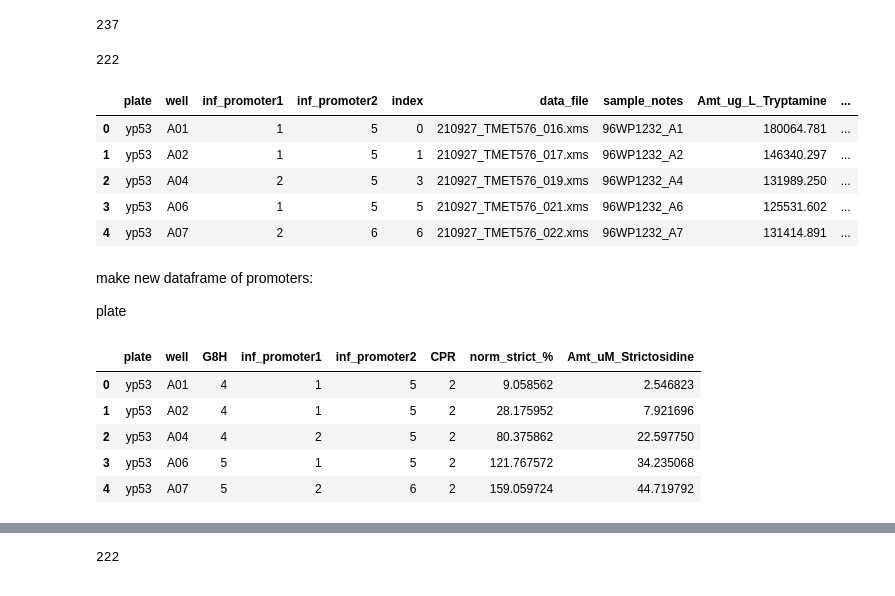
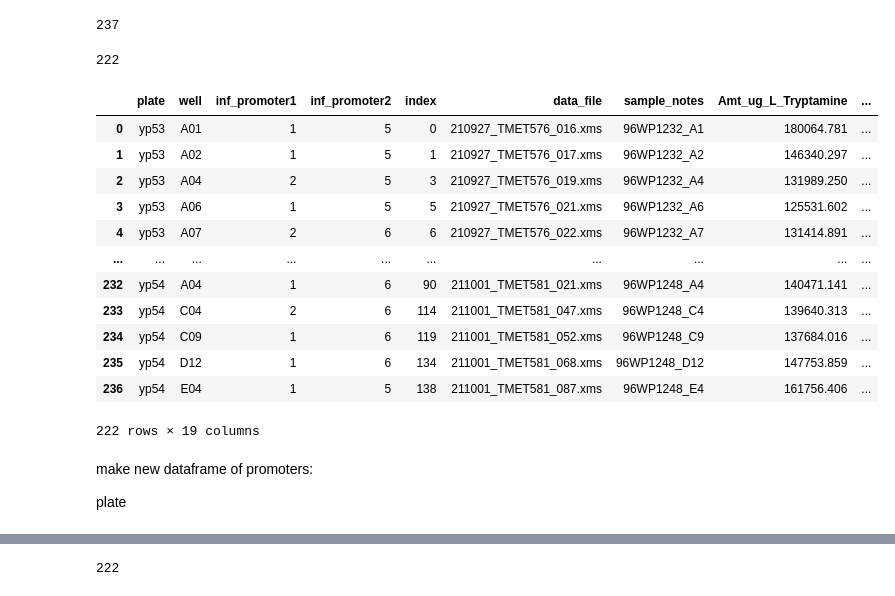
Before and after one commit to hiyama341/teemi, a Jupyter notebook: colab_notebooks/10_2_TEST_Library_Characterization.ipynb, the cells around one changed output, grey strips where cells are left out. Drawn from its saved outputs; the diff is of its cells as text; code cells hidden in the pictures.

```diff
--- a/colab_notebooks/10_2_TEST_Library_Characterization.ipynb
+++ b/colab_notebooks/10_2_TEST_Library_Characterization.ipynb
@@ -925,35 +905,43 @@ promoter_genotype_relationship = promoter_genotype_relationship.loc[promoter_gen
 g8h_list_of_index = ["CacuG8H", "OpumG8H","CroG8H","VminG8H","SmusG8H","RsepG8H","OeuG8H","CcalG8H"]
 cpr_list_of_index = ["CroCPR", "AanCPR","AraCPR","CloCPR","RseCPR","AhuCPR","AniCPR","CacCPR","OeuCPR","CpoCPR"]
 
 
 g8h_genotype = []
 cpr_genotype = []
 
 # adding index of genotypes to individual rows
 for index, row in promoter_genotype_relationship.iterrows():
     g8h_geno = str(row['genotype'].split(" ")[0])
     cpr_geno = str(row['genotype'].split(" ")[1])
 
     g8h_pos = g8h_list_of_index.index(str(row['genotype'].split(" ")[0]))+1
     cpr_pos = cpr_list_of_index.index(str(row['genotype'].split(" ")[1]))+1
 
 
     g8h_genotype.append(g8h_pos)
     cpr_genotype.append(cpr_pos)
 
 promoter_genotype_relationship['G8H'] = g8h_genotype
 promoter_genotype_relationship['CPR'] = cpr_genotype
-
 print(len(promoter_genotype_relationship))
-promoter_genotype_relationship.head()
+# Save a copy
+promoter_genotype_relationship_copy = promoter_genotype_relationship.copy()
+promoter_genotype_relationship
 # %% [output]
 222
 |  | plate | well | inf_promoter1 | inf_promoter2 | index | data_file | sample_notes | Amt_ug_L_Tryptamine | ... |
 | 0 | yp53 | A01 | 1 | 5 | 0 | 210927_TMET576_016.xms | 96WP1232_A1 | 180064.781 | ... |
 | 1 | yp53 | A02 | 1 | 5 | 1 | 210927_TMET576_017.xms | 96WP1232_A2 | 146340.297 | ... |
 | 2 | yp53 | A04 | 2 | 5 | 3 | 210927_TMET576_019.xms | 96WP1232_A4 | 131989.250 | ... |
 | 3 | yp53 | A06 | 1 | 5 | 5 | 210927_TMET576_021.xms | 96WP1232_A6 | 125531.602 | ... |
 | 4 | yp53 | A07 | 2 | 6 | 6 | 210927_TMET576_022.xms | 96WP1232_A7 | 131414.891 | ... |
+| ... | ... | ... | ... | ... | ... | ... | ... | ... | ... |
+| 232 | yp54 | A04 | 1 | 6 | 90 | 211001_TMET581_021.xms | 96WP1248_A4 | 140471.141 | ... |
+| 233 | yp54 | C04 | 2 | 6 | 114 | 211001_TMET581_047.xms | 96WP1248_C4 | 139640.313 | ... |
+| 234 | yp54 | C09 | 1 | 6 | 119 | 211001_TMET581_052.xms | 96WP1248_C9 | 137684.016 | ... |
+| 235 | yp54 | D12 | 1 | 6 | 134 | 211001_TMET581_068.xms | 96WP1248_D12 | 147753.859 | ... |
+| 236 | yp54 | E04 | 1 | 5 | 138 | 211001_TMET581_087.xms | 96WP1248_E4 | 161756.406 | ... |
+222 rows × 19 columns
 # %% [markdown]
 make new dataframe of promoters:
 
@@ -961,13 +949,6 @@ make new dataframe of promoters:
 plate
 # %%
 promoter_genotype_relationship = promoter_genotype_relationship[['plate', 'well', 'G8H','inf_promoter1', 'inf_promoter2', 'CPR','norm_strict_%', 'Amt_uM_Strictosidine']]
-promoter_genotype_relationship.head()
+promoter_genotype_relationship.to_clipboard()
-# %% [output]
-|  | plate | well | G8H | inf_promoter1 | inf_promoter2 | CPR | norm_strict_% | Amt_uM_Strictosidine |
-| 0 | yp53 | A01 | 4 | 1 | 5 | 2 | 9.058562 | 2.546823 |
-| 1 | yp53 | A02 | 4 | 1 | 5 | 2 | 28.175952 | 7.921696 |
-| 2 | yp53 | A04 | 4 | 2 | 5 | 2 | 80.375862 | 22.597750 |
-| 3 | yp53 | A06 | 5 | 1 | 5 | 2 | 121.767572 | 34.235068 |
-| 4 | yp53 | A07 | 5 | 2 | 6 | 2 | 159.059724 | 44.719792 |
 # %%
 promoter_genotype_relationship['Line_name'] = promoter_genotype_relationship['plate'] + '_' + promoter_genotype_relationship['well']
```
Also changed, not shown: parts of 9 cells of this notebook, 2 other files.
